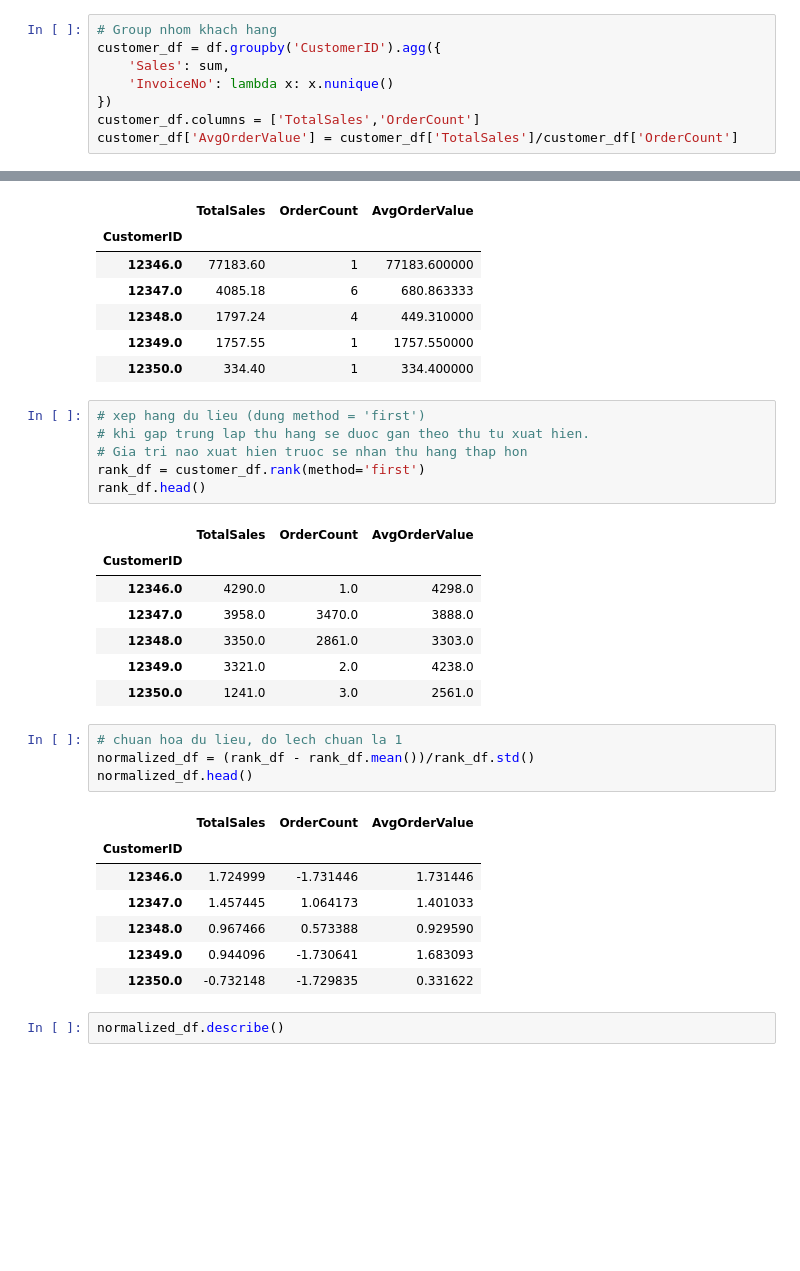
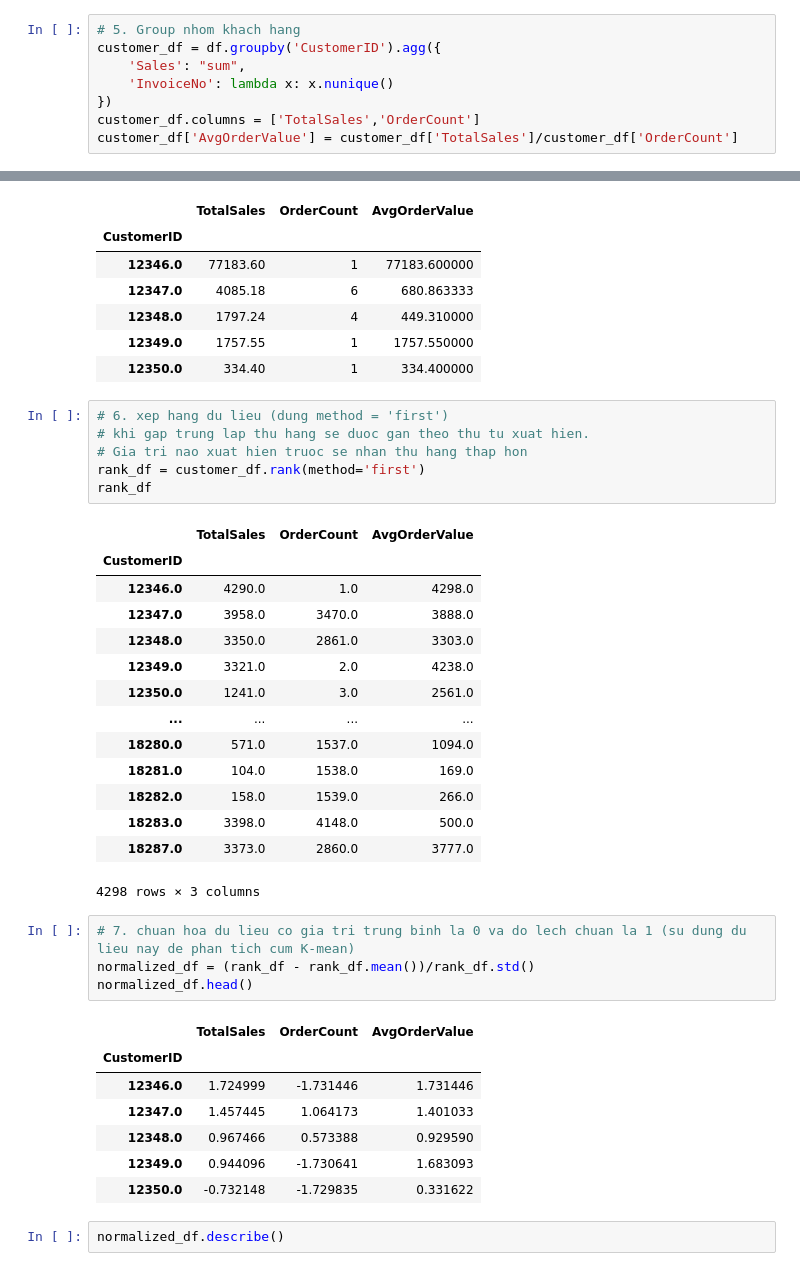
Before and after one commit to haiyen22051994/project, a Jupyter notebook: python/customer_segment/customer_segment.ipynb, the cells around one changed output, grey strips where cells are left out. Drawn from its saved outputs; the diff is of its cells as text; blank space fills up the shorter version.

```diff
--- a/python/customer_segment/customer_segment.ipynb
+++ b/python/customer_segment/customer_segment.ipynb
@@ -54,9 +58,9 @@ df.head()
 | 3 | 536365 | 84029G | KNITTED UNION FLAG HOT WATER BOTTLE | 6 | 2010-12-01 08:26:00 | 3.39 | 17850.0 | United Kingdom | 20.34 |
 | 4 | 536365 | 84029E | RED WOOLLY HOTTIE WHITE HEART. | 6 | 2010-12-01 08:26:00 | 3.39 | 17850.0 | United Kingdom | 20.34 |
 # %%
-# Group nhom khach hang
+# 5. Group nhom khach hang
 customer_df = df.groupby('CustomerID').agg({
-    'Sales': sum,
+    'Sales': "sum",
     'InvoiceNo': lambda x: x.nunique()
 })
 customer_df.columns = ['TotalSales','OrderCount']
@@ -72,21 +76,28 @@ customer_df.head()
 | 12349.0 | 1757.55 | 1 | 1757.550000 |
 | 12350.0 | 334.40 | 1 | 334.400000 |
 # %%
-# xep hang du lieu (dung method = 'first')
+# 6. xep hang du lieu (dung method = 'first')
 # khi gap trung lap thu hang se duoc gan theo thu tu xuat hien.
 # Gia tri nao xuat hien truoc se nhan thu hang thap hon
 rank_df = customer_df.rank(method='first')
-rank_df.head()
+rank_df
 # %% [output]
 |  | TotalSales | OrderCount | AvgOrderValue |
 | CustomerID |  |  |  |
 | 12346.0 | 4290.0 | 1.0 | 4298.0 |
 | 12347.0 | 3958.0 | 3470.0 | 3888.0 |
 | 12348.0 | 3350.0 | 2861.0 | 3303.0 |
 | 12349.0 | 3321.0 | 2.0 | 4238.0 |
 | 12350.0 | 1241.0 | 3.0 | 2561.0 |
+| ... | ... | ... | ... |
+| 18280.0 | 571.0 | 1537.0 | 1094.0 |
+| 18281.0 | 104.0 | 1538.0 | 169.0 |
+| 18282.0 | 158.0 | 1539.0 | 266.0 |
+| 18283.0 | 3398.0 | 4148.0 | 500.0 |
+| 18287.0 | 3373.0 | 2860.0 | 3777.0 |
+4298 rows × 3 columns
 # %%
-# chuan hoa du lieu, do lech chuan la 1
+# 7. chuan hoa du lieu co gia tri trung binh la 0 va do lech chuan la 1 (su dung du lieu nay de phan tich cum K-mean)
 normalized_df = (rank_df - rank_df.mean())/rank_df.std()
 normalized_df.head()
 # %% [output]
```
Also changed, not shown: parts of 9 cells of this notebook.
